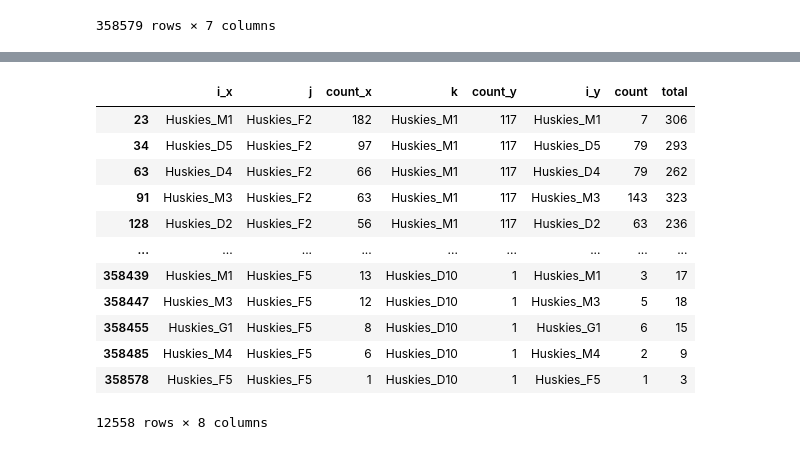
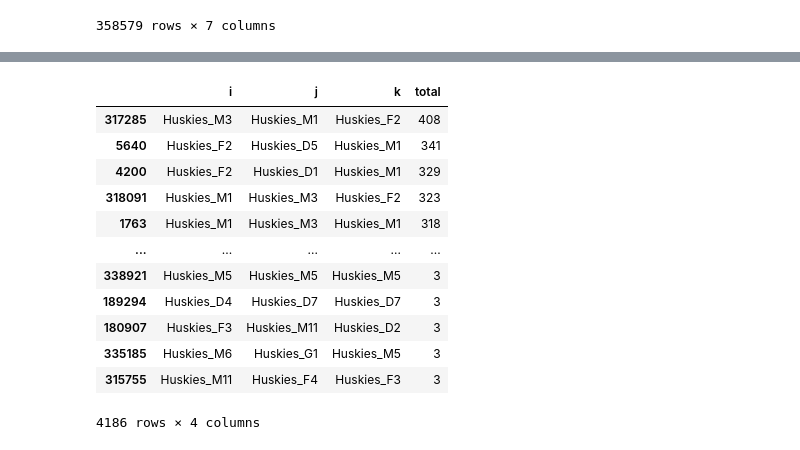
Before and after one commit to jansona/2020_MCM_ICM, a Jupyter notebook: task_1.ipynb, the cells around one changed output, grey strips where cells are left out. Cells and saved outputs as stored; diff of their text form; code cells hidden in the pictures.

```diff
--- a/task_1.ipynb
+++ b/task_1.ipynb
@@ -90,2 +90,2 @@ md = merged_data
 # %%
-md['total'] = md['count_x'] + md['count_y'] + md['count']
+md0['total'] = md0['count_x'] + md0['count_y'] + md0['count']
@@ -91,0 +108,2 @@ md['total'] = md['count_x'] + md['count_y'] + md['count']
+# %%
+md0 = md0.sort_values(by='total').ix[::-1]
@@ -91,0 +138,3 @@ md['total'] = md['count_x'] + md['count_y'] + md['count']
+# %%
+md0 = md0.loc[:, ['i_x', 'j', 'k', 'total']]
+md0 = md0.rename(columns={'i_x':'i'})
@@ -92,16 +143,20 @@ md['total'] = md['count_x'] + md['count_y'] + md['count']
+# %%
+md0 = md0[::3]
+# %%
+md0
+# %% [output]
+|  | i | j | k | total |
+| 317285 | Huskies_M3 | Huskies_M1 | Huskies_F2 | 408 |
+| 5640 | Huskies_F2 | Huskies_D5 | Huskies_M1 | 341 |
+| 4200 | Huskies_F2 | Huskies_D1 | Huskies_M1 | 329 |
+| 318091 | Huskies_M1 | Huskies_M3 | Huskies_F2 | 323 |
+| 1763 | Huskies_M1 | Huskies_M3 | Huskies_M1 | 318 |
+| ... | ... | ... | ... | ... |
+| 338921 | Huskies_M5 | Huskies_M5 | Huskies_M5 | 3 |
+| 189294 | Huskies_D4 | Huskies_D7 | Huskies_D7 | 3 |
+| 180907 | Huskies_F3 | Huskies_M11 | Huskies_D2 | 3 |
+| 335185 | Huskies_M6 | Huskies_G1 | Huskies_M5 | 3 |
+| 315755 | Huskies_M11 | Huskies_F4 | Huskies_F3 | 3 |
+4186 rows × 4 columns
 # %%
-md
+md = md0.copy()
-# %% [output]
-|  | i_x | j | count_x | k | count_y | i_y | count | total |
-| 23 | Huskies_M1 | Huskies_F2 | 182 | Huskies_M1 | 117 | Huskies_M1 | 7 | 306 |
-| 34 | Huskies_D5 | Huskies_F2 | 97 | Huskies_M1 | 117 | Huskies_D5 | 79 | 293 |
-| 63 | Huskies_D4 | Huskies_F2 | 66 | Huskies_M1 | 117 | Huskies_D4 | 79 | 262 |
-| 91 | Huskies_M3 | Huskies_F2 | 63 | Huskies_M1 | 117 | Huskies_M3 | 143 | 323 |
-| 128 | Huskies_D2 | Huskies_F2 | 56 | Huskies_M1 | 117 | Huskies_D2 | 63 | 236 |
-| ... | ... | ... | ... | ... | ... | ... | ... | ... |
-| 358439 | Huskies_M1 | Huskies_F5 | 13 | Huskies_D10 | 1 | Huskies_M1 | 3 | 17 |
-| 358447 | Huskies_M3 | Huskies_F5 | 12 | Huskies_D10 | 1 | Huskies_M3 | 5 | 18 |
-| 358455 | Huskies_G1 | Huskies_F5 | 8 | Huskies_D10 | 1 | Huskies_G1 | 6 | 15 |
-| 358485 | Huskies_M4 | Huskies_F5 | 6 | Huskies_D10 | 1 | Huskies_M4 | 2 | 9 |
-| 358578 | Huskies_F5 | Huskies_F5 | 1 | Huskies_D10 | 1 | Huskies_F5 | 1 | 3 |
-12558 rows × 8 columns
```
Also changed, not shown: parts of 18 cells of this notebook.
